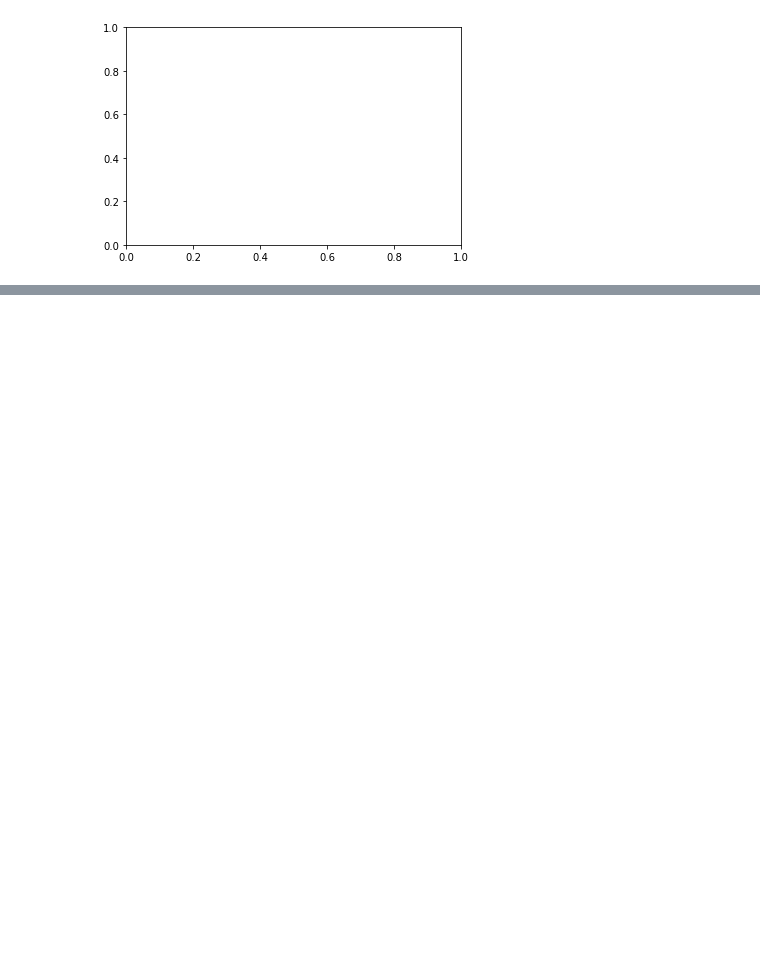
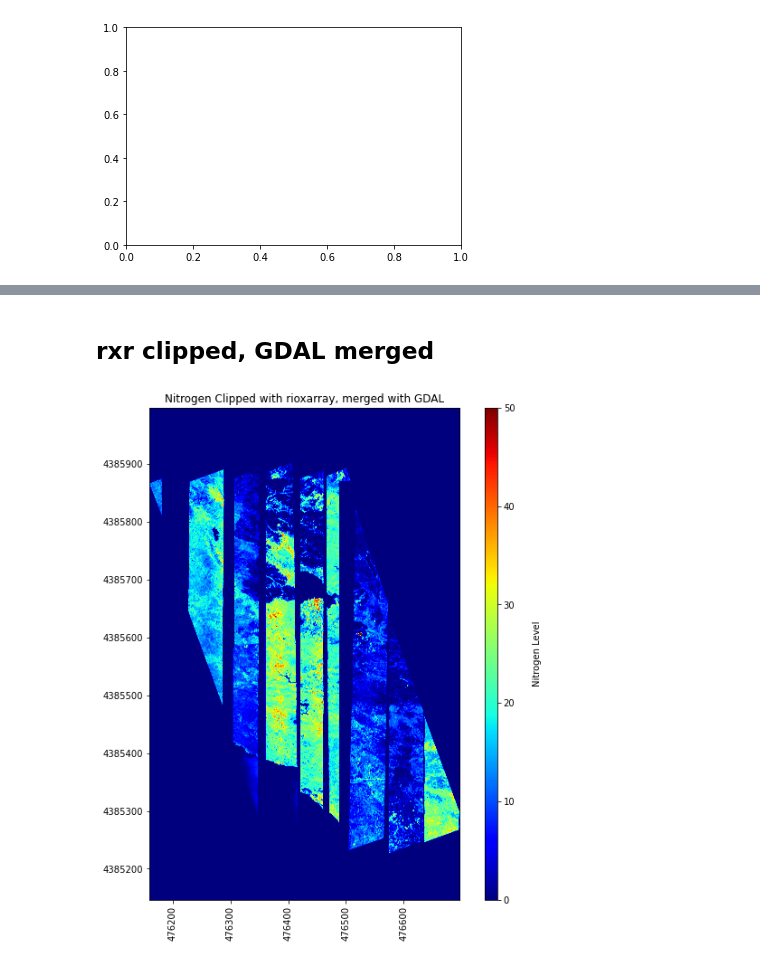
Before and after one commit to gnarledbranches/ea-2021-final-project-fire-histories-for-hydrologic-modeling, a Jupyter notebook: aviris.ipynb, the cells around one changed output, grey strips where cells are left out. Saved outputs shown, nothing was run; the diff lists cells and outputs as text; code cells hidden in the pictures; blank space fills up the shorter version.

```diff
--- a/aviris.ipynb
+++ b/aviris.ipynb
@@ -360,0 +442,14 @@ plot_array(nitrogen_crop_array_gdal[:,:,0],
+# %% [markdown]
+## rxr clipped, GDAL merged
+# %%
+fig, ax = plt.subplots(figsize=(10,10))
+
+
+plot_array(nitrogen_crop_array_rxr[:,:,0],
+           nitrogen_crop_rxr_metadata['extent'],
+           (0,50),
+           title='Nitrogen Clipped with rioxarray, merged with GDAL',
+           cmap_title='Nitrogen Level',
+           colormap='jet')
+# %% [output]
+[figure, added]
```
Also changed, not shown: parts of 59 cells of this notebook.
